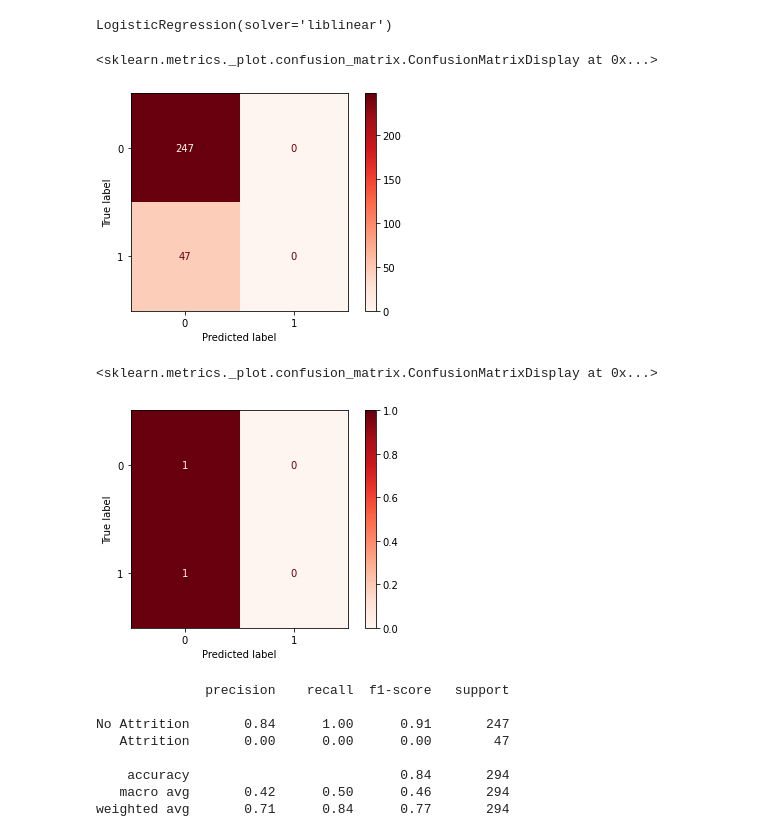
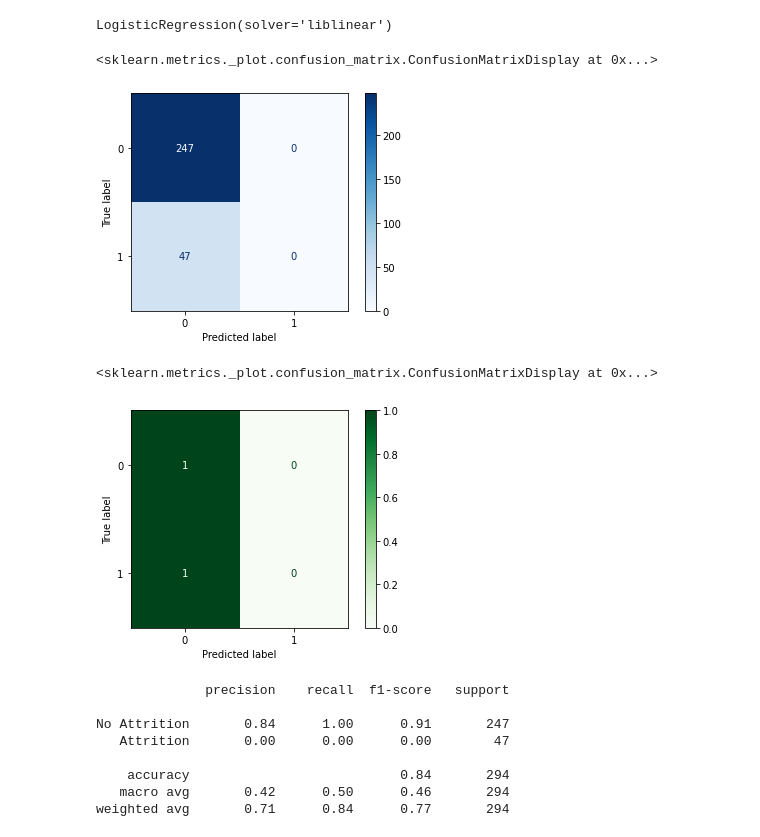
Before and after one commit to MLove4thElement/M.D.Love, a Jupyter notebook: HREmployeeAttrition.ipynb, the cells around one changed output. Saved outputs shown, nothing was run; the diff lists cells and outputs as text; code cells hidden in the pictures.

```diff
--- a/HREmployeeAttrition.ipynb
+++ b/HREmployeeAttrition.ipynb
@@ -114,16 +114,16 @@ LogisticRegression(solver='liblinear')
 y_pred = model.predict(X_test)
 # %%
 # Plot the Confusion Matrix values
-plot_confusion_matrix(model, X_test, y_test, cmap=plt.cm.Reds)
+plot_confusion_matrix(model, X_test, y_test, cmap=plt.cm.Blues)
 # %% [output]
 <sklearn.metrics._plot.confusion_matrix.ConfusionMatrixDisplay at 0x...>
-[figure, old version]
+[figure, new version]
 # %%
 # Plot the Confusion Matrix prediction percentages
-plot_confusion_matrix(model, X_test, y_test, cmap=plt.cm.Reds, normalize='true')
+plot_confusion_matrix(model, X_test, y_test, cmap=plt.cm.Greens, normalize='true')
 # %% [output]
 <sklearn.metrics._plot.confusion_matrix.ConfusionMatrixDisplay at 0x...>
-[figure, old version]
+[figure, new version]
 # %%
 # Print classification report
 print(classification_report(y_test, y_pred,target_names=["No Attrition", "Attrition"]))
```
Also changed, not shown: parts of 2 cells of this notebook.
